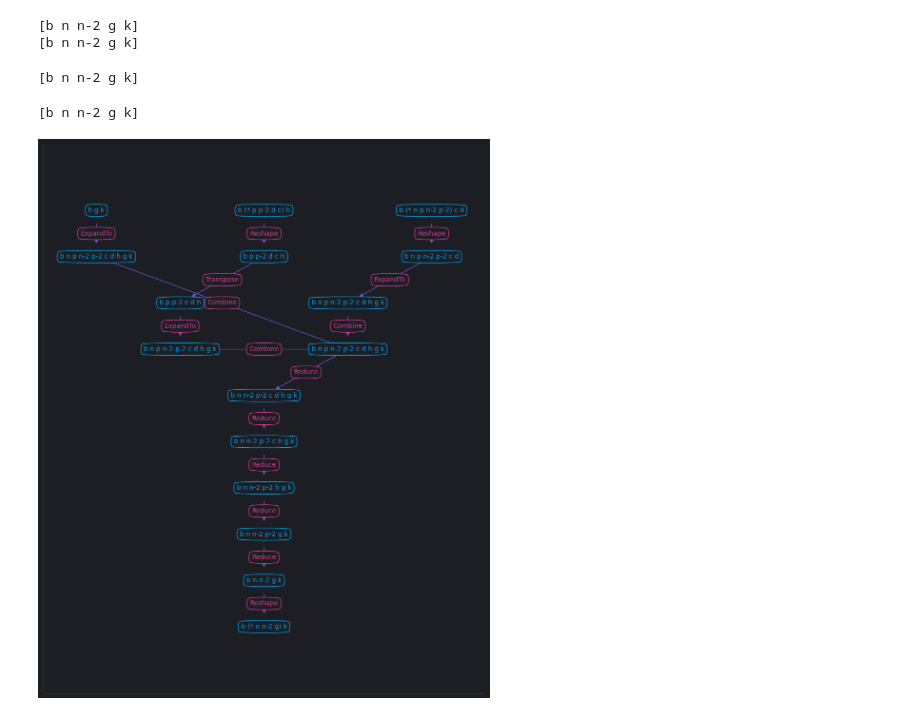
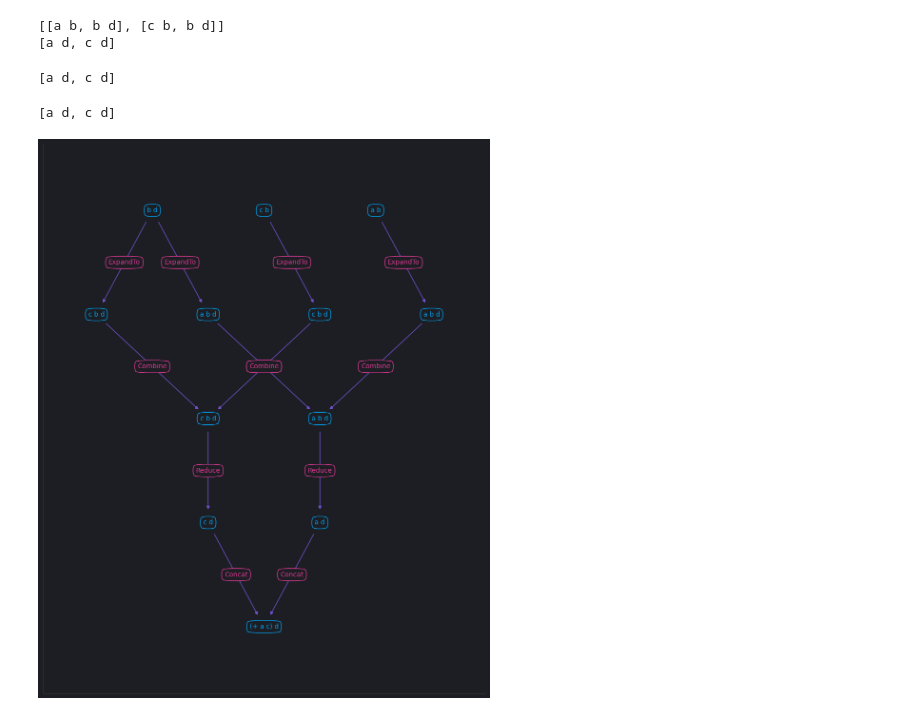
Before and after one commit to nicholas-miklaucic/eins, a Jupyter notebook: network.ipynb, the cells around one changed output. Cells and saved outputs as stored; diff of their text form; code cells hidden in the pictures.

```diff
--- a/network.ipynb
+++ b/network.ipynb
@@ -14,41 +12,44 @@ theme, cs = rp.mpl_setup(True)
 # %%
-prog = Program.parse('b ((n p) (n p)) c d=c, b p*p*d*c h, h g k -> b (n^2 g) k')
+# prog = Program.parse('b ((n p) (n p)) c d=c, b p*p*d*c h, h g k, i (h k) -> b (n^2 g+i) k')
+prog = Program.parse('a b, c b, b d -> a+c d')
+# prog = Program.parse('a b, c b -> a+c b')
 
 prog.outputs
 # %% [output]
-[b n n-2 g k]
-[b n n-2 g k]
+[[a b, b d], [c b, b d]]
+[a d, c d]
-[b n n-2 g k]
+[a d, c d]
 # %%
 prog.sinks
 # %% [output]
-[b n n-2 g k]
+[a d, c d]
 # %%
 G = nx.DiGraph()
 
 def add_to_graph(node, layer=0):
     if id(node) not in G.nodes:
         G.add_node(id(node), label=str(node), layer=-layer)
     for (op, children) in node.children:
         for child in children:
+            assert node in child.parents
             add_to_graph(child, layer=layer+1)
             # print(f'{node} -> {child} {op}')
             G.add_edge(id(node), id(child), label=op.__class__.__name__)
 
 for source in prog.sources:
     add_to_graph(source)
 
 # for sink in prog.sinks:
 #     add_to_graph(sink)
 
 fig, ax = plt.subplots(figsize=(12, 15))
 labels = {node: data['label'] for node, data in G.nodes(data=True)}
 edge_labels = {(e1, e2): data['label'] for e1, e2, data in G.edges(data=True)}
 pos = nx.multipartite_layout(G, subset_key='layer', align='horizontal')
 # pos = nx.planar_layout(G)
 nx.draw_networkx(G, pos=pos, ax=ax, node_shape='s', node_size=0, edge_color=cs[5], font_color=cs[0], margins=0.1,
                  min_source_margin=20, min_target_margin=20, labels=labels, font_size=10,
                  bbox=dict(boxstyle='round4', fc=plt.rcParams['axes.facecolor'], ec=cs[0], pad=0.5))
 nx.draw_networkx_edge_labels(G, pos=pos, ax=ax, edge_labels=edge_labels, rotate=False, font_size=10, font_color=cs[4], bbox=dict(boxstyle='round4', fc=plt.rcParams['axes.facecolor'], ec=cs[4], pad=0.5));
 # %% [output]
-[figure, old version]
+[figure, new version]
```
Also changed, not shown: parts of 1 cell of this notebook, 26 other files.
